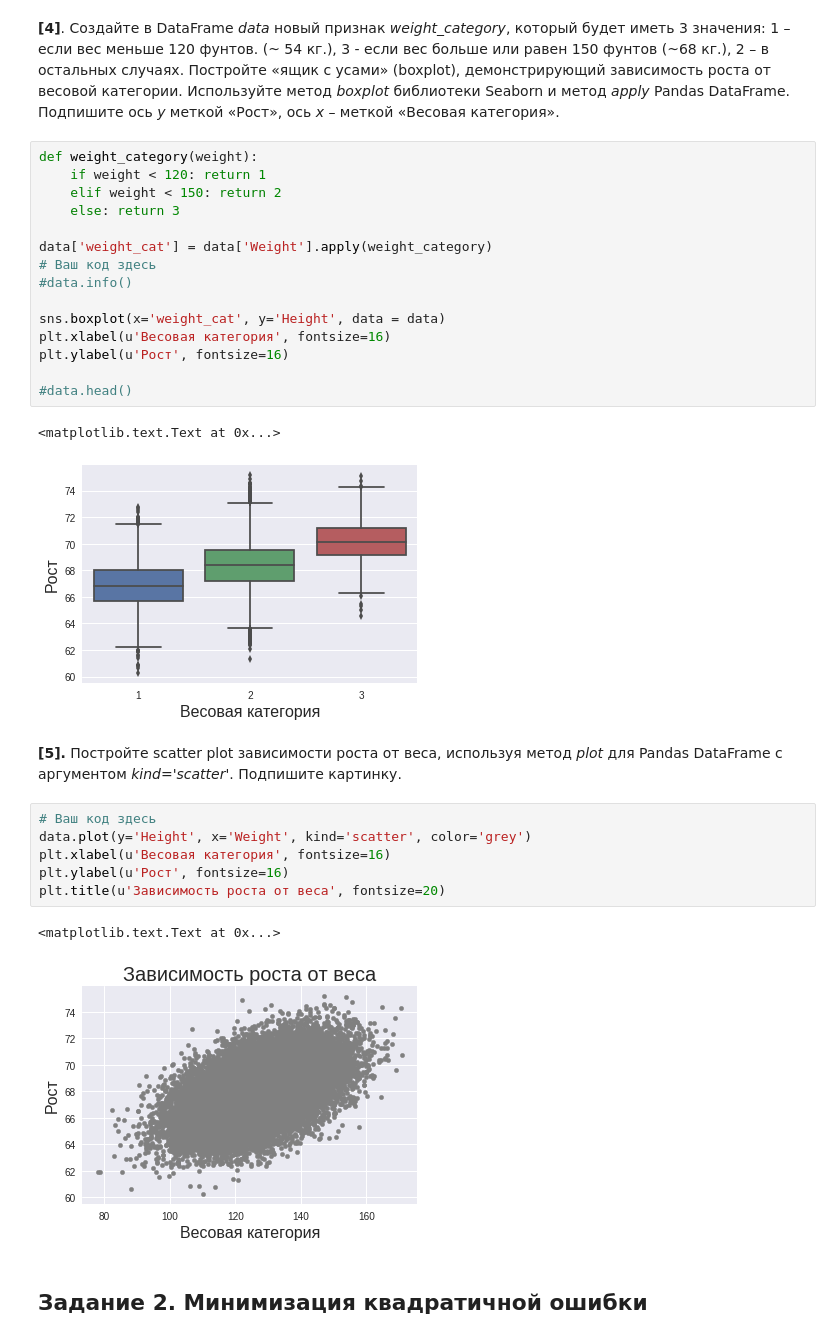
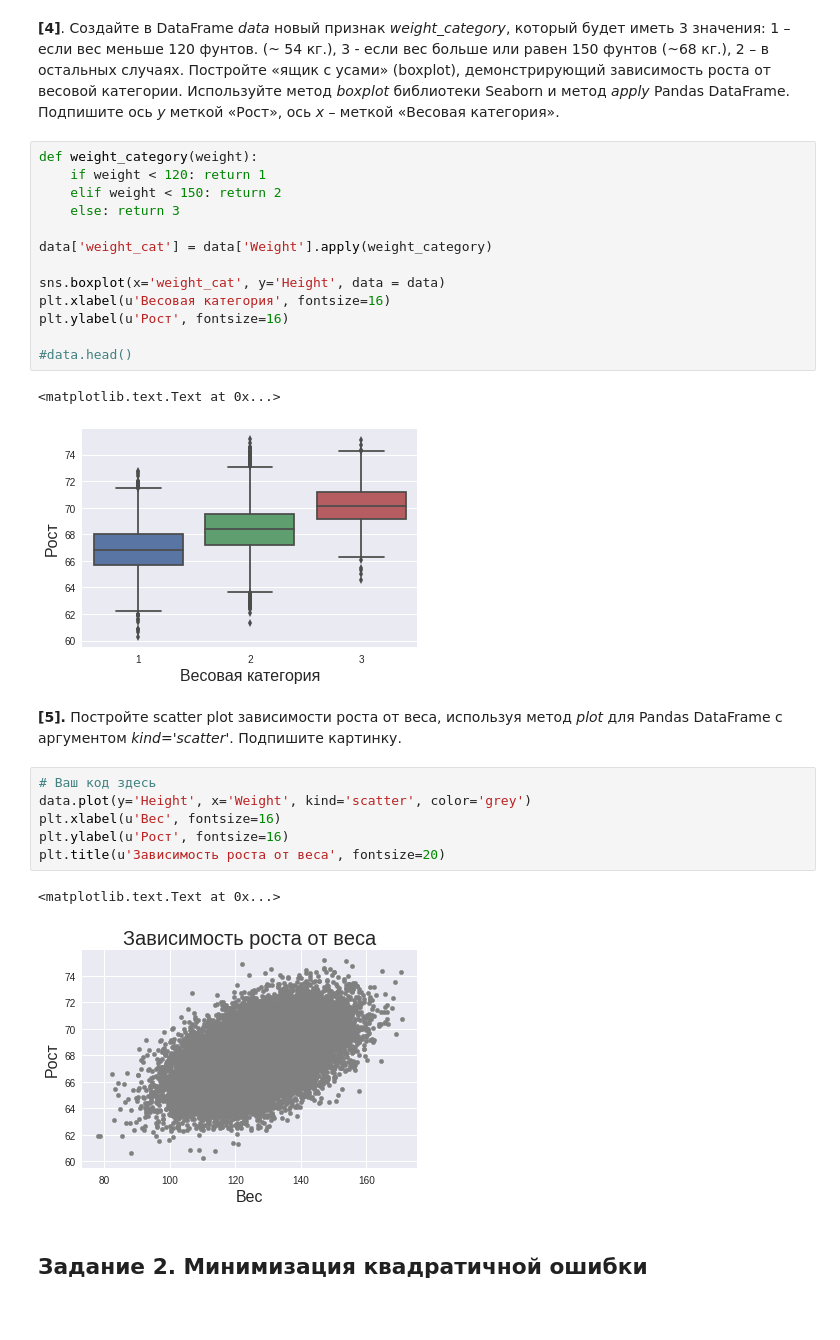
Before and after one commit to MacJei/coursera-cmp2, a Jupyter notebook: w1/peer_review_linreg_height_weight.ipynb, the cells around one changed output. Saved outputs shown, nothing was run; the diff lists cells and outputs as text.

```diff
--- a/w1/peer_review_linreg_height_weight.ipynb
+++ b/w1/peer_review_linreg_height_weight.ipynb
@@ -131,8 +131,6 @@ def weight_category(weight):
     else: return 3
 
 data['weight_cat'] = data['Weight'].apply(weight_category)
-# Ваш код здесь
-#data.info()
 
 sns.boxplot(x='weight_cat', y='Height', data = data)
 plt.xlabel(u'Весовая категория', fontsize=16)
@@ -147,12 +145,12 @@ plt.ylabel(u'Рост', fontsize=16)
 # %%
 # Ваш код здесь
 data.plot(y='Height', x='Weight', kind='scatter', color='grey')
-plt.xlabel(u'Весовая категория', fontsize=16)
+plt.xlabel(u'Вес', fontsize=16)
 plt.ylabel(u'Рост', fontsize=16)
 plt.title(u'Зависимость роста от веса', fontsize=20)
 # %% [output]
 <matplotlib.text.Text at 0x...>
-[figure, old version]
+[figure, new version]
 # %% [markdown]
 ## Задание 2. Минимизация квадратичной ошибки
 # %% [markdown]
```
Also changed, not shown: parts of 9 cells of this notebook, 2 other files.
